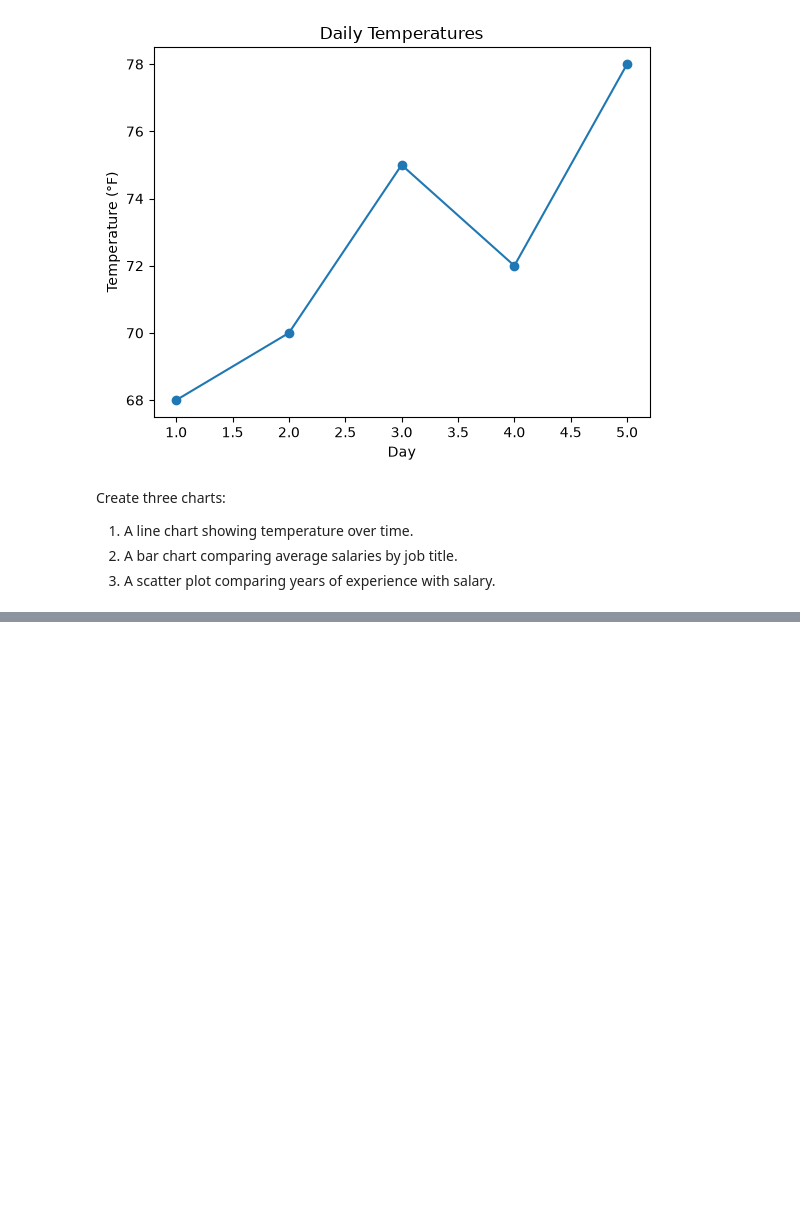
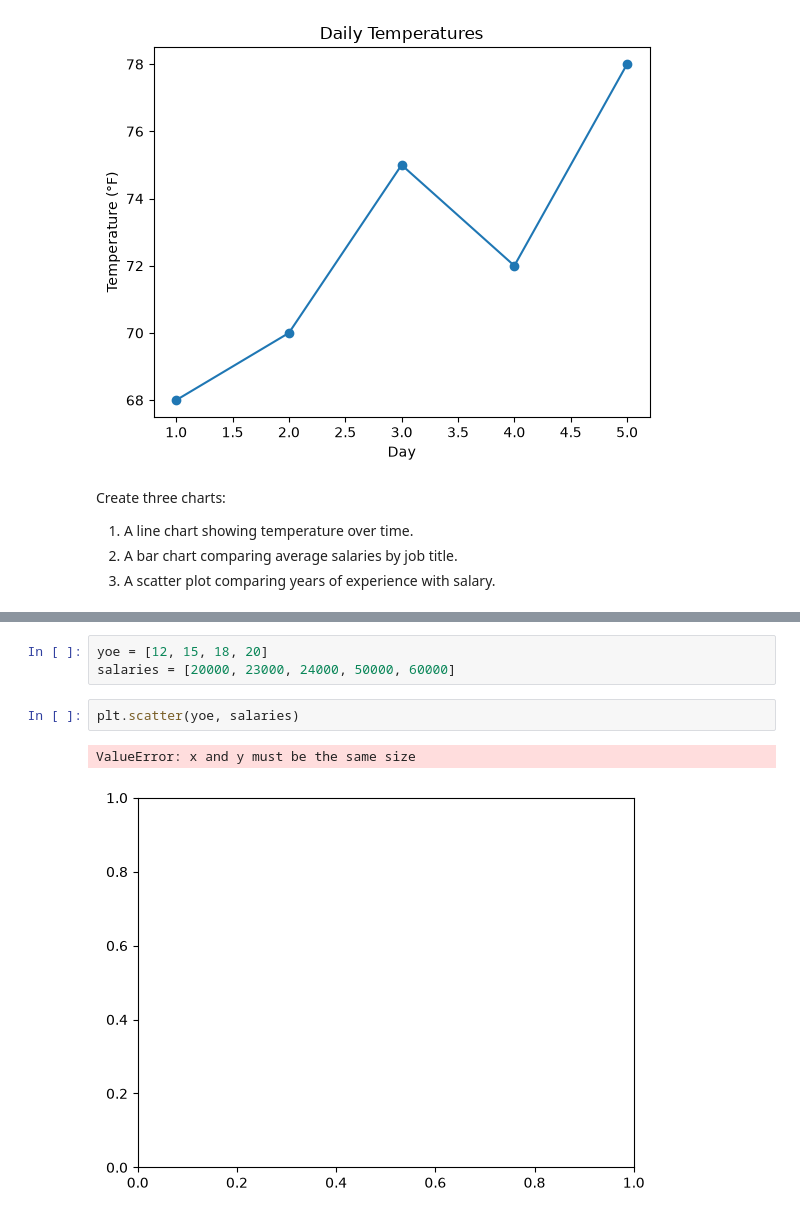
Before and after one commit to anhquang2605/Python-Learning, a Jupyter notebook: day 10.ipynb, the cells around one changed output, grey strips where cells are left out. Drawn from its saved outputs; the diff is of its cells as text; blank space fills up the shorter version.

```diff
--- a/day 10.ipynb
+++ b/day 10.ipynb
@@ -28,0 +46,8 @@ Create three charts:
+# %%
+yoe = [12, 15, 18, 20]
+salaries = [20000, 23000, 24000, 50000, 60000]
+# %%
+plt.scatter(yoe, salaries)
+# %% [output]
+ValueError: x and y must be the same size
+[figure, added]
```
Also changed, not shown: parts of 3 cells of this notebook.
